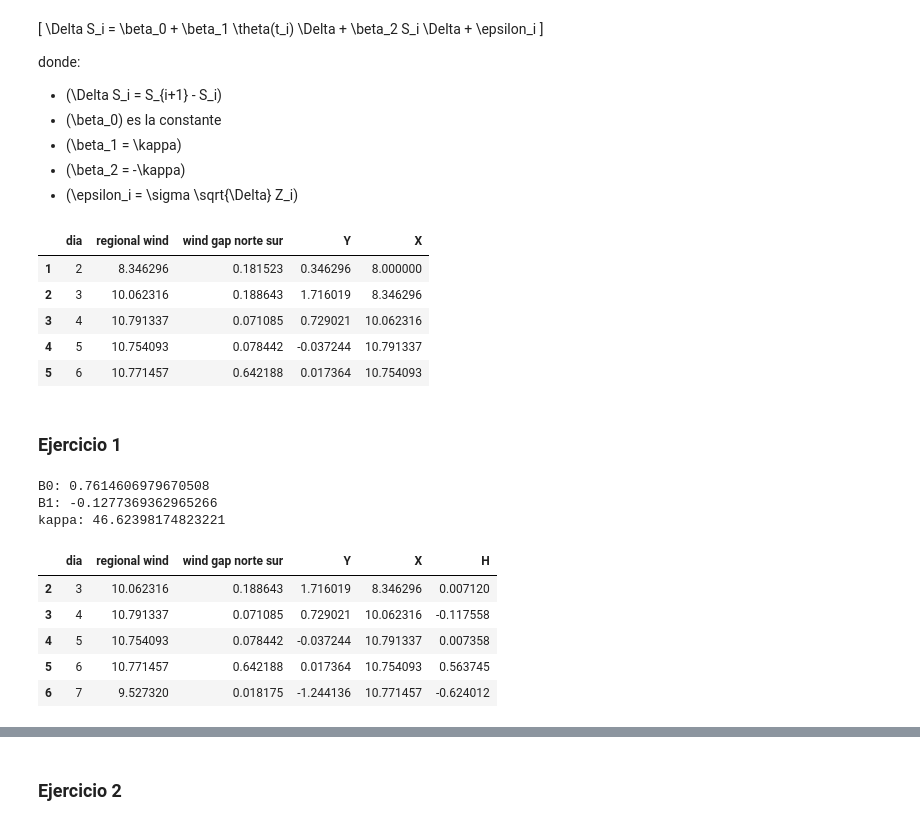
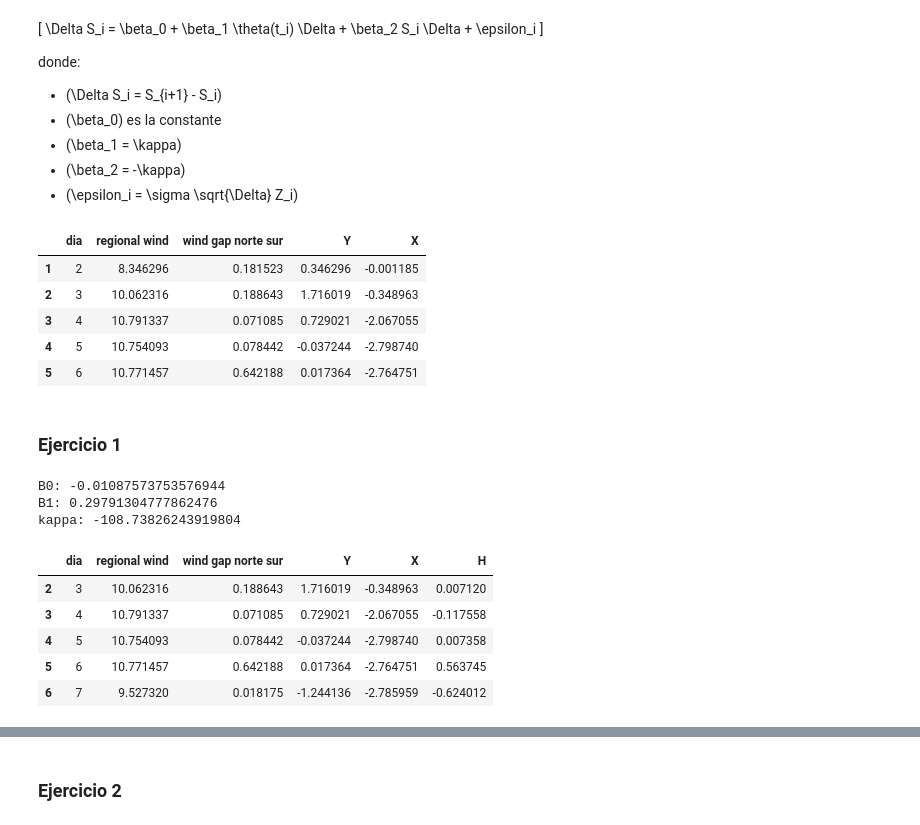
Before and after one commit to MarianoSanson/tp-viento, a Jupyter notebook: viento.ipynb, the cells around one changed output, grey strips where cells are left out. Saved outputs shown, nothing was run; the diff lists cells and outputs as text; code cells hidden in the pictures.

```diff
--- a/viento.ipynb
+++ b/viento.ipynb
@@ -39,24 +49,24 @@ donde:
 # %%
 datos['Y'] = datos['regional wind'].diff()  # Calcula la diferencia entre días consecutivos
 
-# Preparar X, que es S_i (el viento en el día i)
-datos['X'] = datos['regional wind'].shift(1)
+# Preparar X, que es theta_i - S_i
+datos['X'] = theta_function(datos["dia"]) - datos['regional wind'].shift(1)
 
 # Eliminar los valores nulos generados por diff() y shift()
 datos = datos.dropna(subset=['Y', 'X'])
 
 datos.head()
 # %% [output]
 |  | dia | regional wind | wind gap norte sur | Y | X |
-| 1 | 2 | 8.346296 | 0.181523 | 0.346296 | 8.000000 |
-| 2 | 3 | 10.062316 | 0.188643 | 1.716019 | 8.346296 |
-| 3 | 4 | 10.791337 | 0.071085 | 0.729021 | 10.062316 |
-| 4 | 5 | 10.754093 | 0.078442 | -0.037244 | 10.791337 |
-| 5 | 6 | 10.771457 | 0.642188 | 0.017364 | 10.754093 |
+| 1 | 2 | 8.346296 | 0.181523 | 0.346296 | -0.001185 |
+| 2 | 3 | 10.062316 | 0.188643 | 1.716019 | -0.348963 |
+| 3 | 4 | 10.791337 | 0.071085 | 0.729021 | -2.067055 |
+| 4 | 5 | 10.754093 | 0.078442 | -0.037244 | -2.798740 |
+| 5 | 6 | 10.771457 | 0.642188 | 0.017364 | -2.764751 |
 # %% [markdown]
 ### Ejercicio 1
 # %%
-X = datos[['X']]  # La variable independiente es X = S_i
+X = datos[['X']]  # La variable independiente es X = theta(t_i) - S_i
 Y = datos['Y']    # La variable dependiente es Y = S_{i+1} - S_i
 
 model = LinearRegression()
@@ -72,10 +82,14 @@ delta = 1/365
 kappa_estimado = -B1 / delta
 print(f"kappa: {kappa_estimado}")
 # %% [output]
-B0: 0.7614606979670508
-B1: -0.1277369362965266
-kappa: 46.62398174823221
+B0: -0.01087573753576944
+B1: 0.29791304777862476
+kappa: -108.73826243919804
 # %%
+# D_i+1 - D_i = -beta*delta*D_i + gamma*raiz(delta)*W_i
+
+# H = B1x + error
+
 # Preparar H, que es D_{i+1} - D_i
 datos['H'] = datos['wind gap norte sur'].diff()
 
@@ -85,8 +99,8 @@ datos = datos.dropna(subset = ('H'))
 datos.head()
 # %% [output]
 |  | dia | regional wind | wind gap norte sur | Y | X | H |
-| 2 | 3 | 10.062316 | 0.188643 | 1.716019 | 8.346296 | 0.007120 |
-| 3 | 4 | 10.791337 | 0.071085 | 0.729021 | 10.062316 | -0.117558 |
-| 4 | 5 | 10.754093 | 0.078442 | -0.037244 | 10.791337 | 0.007358 |
-| 5 | 6 | 10.771457 | 0.642188 | 0.017364 | 10.754093 | 0.563745 |
-| 6 | 7 | 9.527320 | 0.018175 | -1.244136 | 10.771457 | -0.624012 |
+| 2 | 3 | 10.062316 | 0.188643 | 1.716019 | -0.348963 | 0.007120 |
+| 3 | 4 | 10.791337 | 0.071085 | 0.729021 | -2.067055 | -0.117558 |
+| 4 | 5 | 10.754093 | 0.078442 | -0.037244 | -2.798740 | 0.007358 |
+| 5 | 6 | 10.771457 | 0.642188 | 0.017364 | -2.764751 | 0.563745 |
+| 6 | 7 | 9.527320 | 0.018175 | -1.244136 | -2.785959 | -0.624012 |
```
Also changed, not shown: parts of 11 cells of this notebook.
